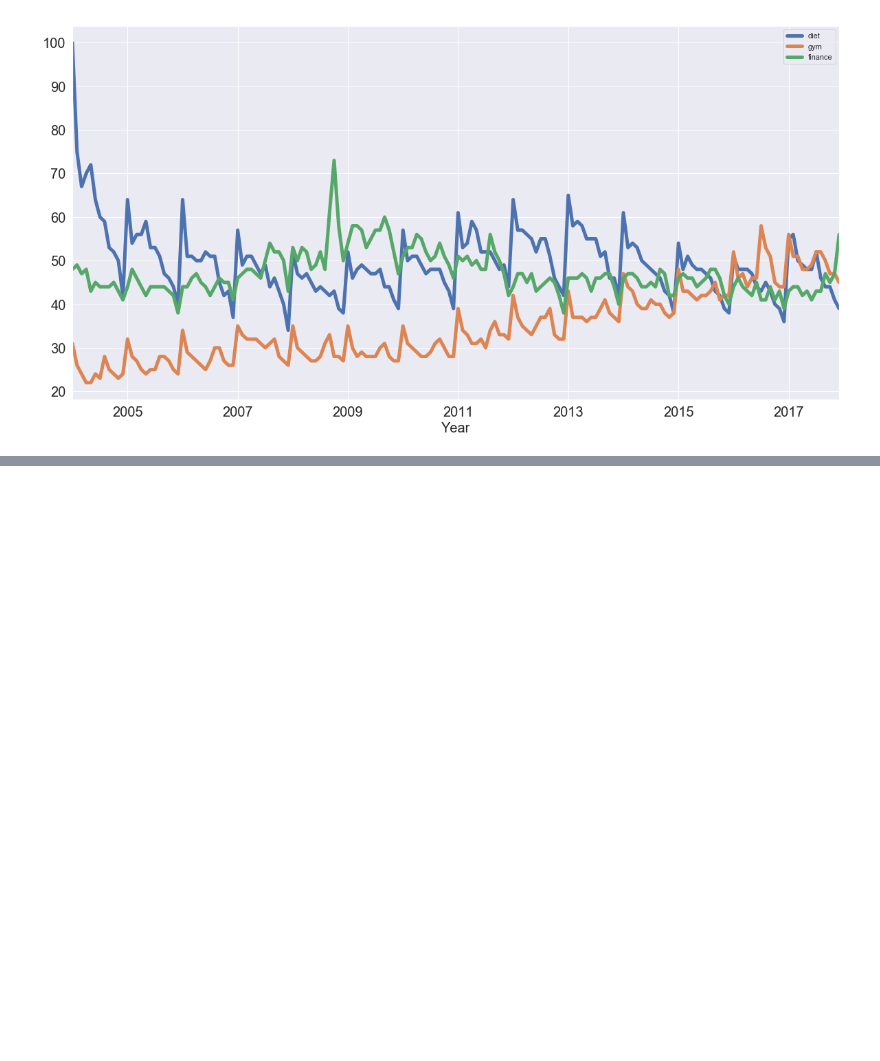
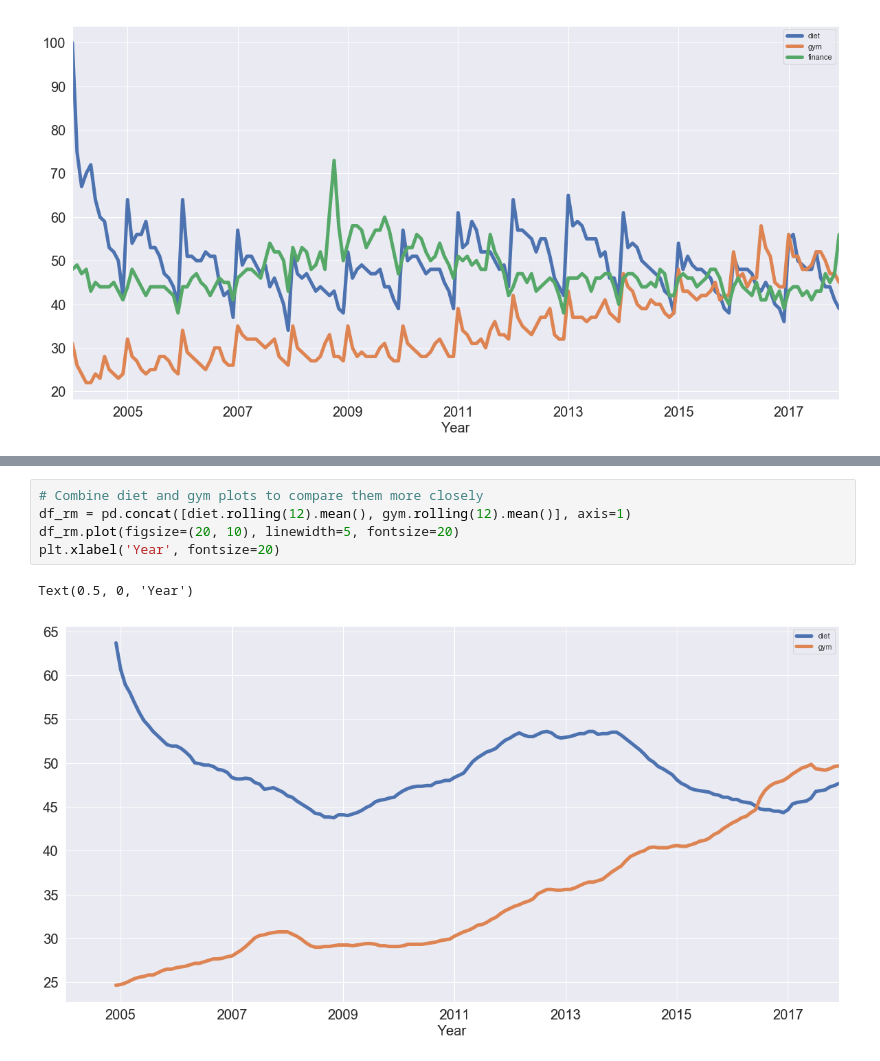
Before and after one commit to ljsauer/LaunchCode, a Jupyter notebook: Week 5/TimeSeries_Readings_W5.ipynb, the cells around one changed output, grey strips where cells are left out. Drawn from its saved outputs; the diff is of its cells as text; blank space fills up the shorter version.

```diff
--- a/Week 5/TimeSeries_Readings_W5.ipynb
+++ b/Week 5/TimeSeries_Readings_W5.ipynb
@@ -56,0 +79,8 @@ Text(0.5, 0, 'Year')
+# %%
+# Combine diet and gym plots to compare them more closely
+df_rm = pd.concat([diet.rolling(12).mean(), gym.rolling(12).mean()], axis=1)
+df_rm.plot(figsize=(20, 10), linewidth=5, fontsize=20)
+plt.xlabel('Year', fontsize=20)
+# %% [output]
+Text(0.5, 0, 'Year')
+[figure, added]
```
Also changed, not shown: parts of 14 cells of this notebook.
